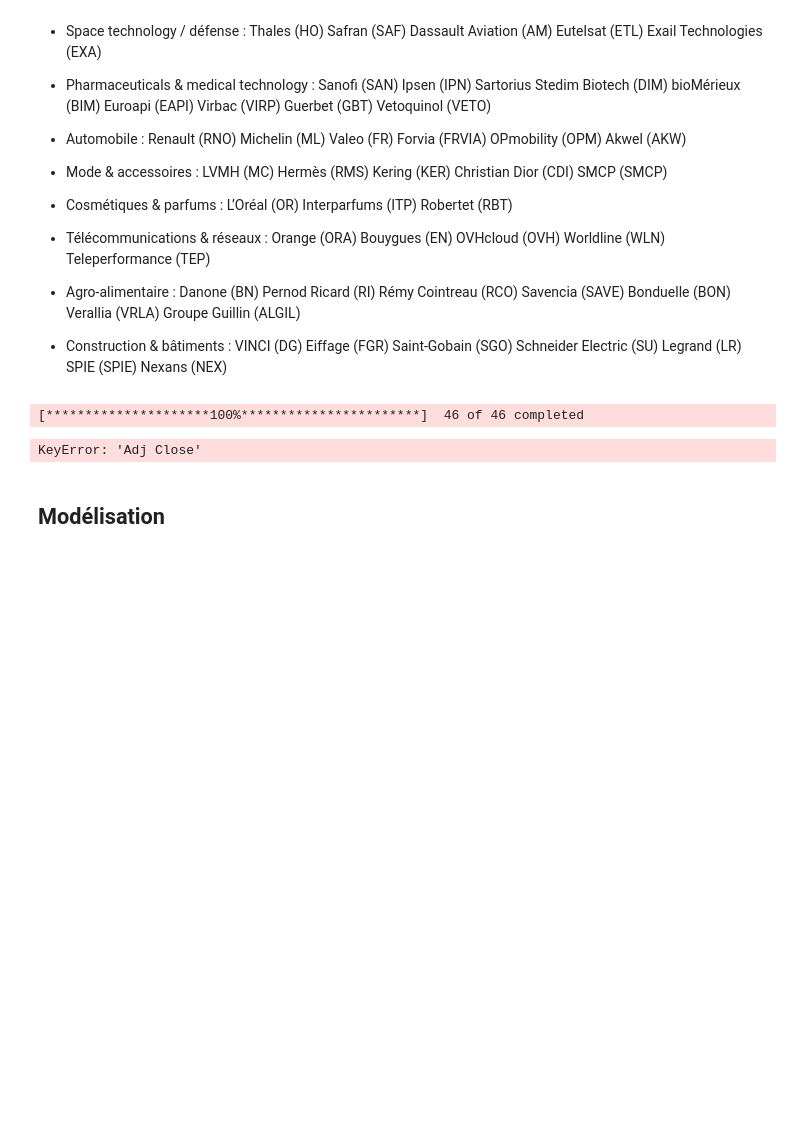
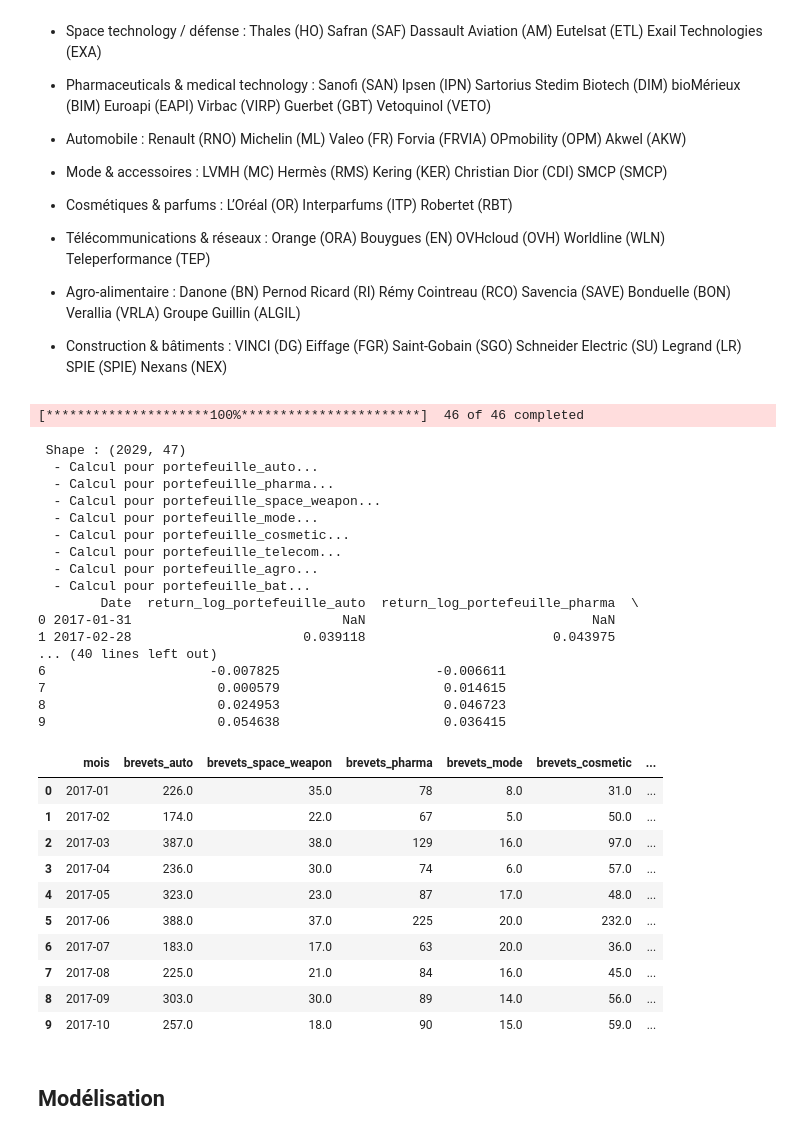
Before and after one commit to IrisLaf/Depots-de-brevets-et-marches-financiers, a Jupyter notebook: Main.ipynb, the cells around one changed output. Saved outputs shown, nothing was run; the diff lists cells and outputs as text; code cells hidden in the pictures; blank space fills up the shorter version.

Commit message:
corrections yahoo

```diff
--- a/Main.ipynb
+++ b/Main.ipynb
@@ -1082,7 +1082,7 @@ data_yahoo = yf.download(
 )
 
 # Garder seulement les prix de clôture ajustés
-prices = data_yahoo['Adj Close'].copy()
+prices = data_yahoo['Close'].copy()
 
 # S'assurer que c'est un DataFrame (pas une Series)
 if isinstance(prices, pd.Series):
@@ -1148,40 +1148,62 @@ for nom_portfolio, tickers in portefeuilles.items():
         poids_special
     )
 
     data_rendements[f"return_log_{nom_portfolio}"] = rendement
 
 print(data_rendements.head(10))
 
 
 # Renommer la colonne date de base_finale pour matcher
 base_finale_merge = base_finale.copy()
 base_finale_merge = base_finale_merge.rename(columns={"date": "Date"})
 
 # S'assurer que les dates sont au même format (fin de mois)
 base_finale_merge["Date"] = pd.to_datetime(base_finale_merge["Date"])
 data_rendements["Date"] = pd.to_datetime(data_rendements["Date"])
 
 # Normaliser les dates à la fin du mois pour les deux DataFrames
 base_finale_merge["Date"] = base_finale_merge["Date"] + pd.offsets.MonthEnd(0)
 data_rendements["Date"] = data_rendements["Date"] + pd.offsets.MonthEnd(0)
 
 # Fusionner sur la date
 data_complete = base_finale_merge.merge(
     data_rendements,
     on="Date",
     how="inner"
 )
 
 
-print(data_complete.head(10))
-
-# Statistiques descriptives
-print(f"\n📈 Statistiques des rendements logarithmiques :")
-colonnes_returns = [col for col in data_complete.columns if col.startswith("return_log_")]
-print(data_complete[colonnes_returns].describe())
+data_complete.head(10)
 # %% [output]
 [*********************100%***********************]  46 of 46 completed
-KeyError: 'Adj Close'
+ Shape : (2029, 47)
+  - Calcul pour portefeuille_auto...
+  - Calcul pour portefeuille_pharma...
+  - Calcul pour portefeuille_space_weapon...
+  - Calcul pour portefeuille_mode...
+  - Calcul pour portefeuille_cosmetic...
+  - Calcul pour portefeuille_telecom...
+  - Calcul pour portefeuille_agro...
+  - Calcul pour portefeuille_bat...
+        Date  return_log_portefeuille_auto  return_log_portefeuille_pharma  \
+0 2017-01-31                           NaN                             NaN
+1 2017-02-28                      0.039118                        0.043975
+... (40 lines left out)
+6                     -0.007825                    -0.006611
+7                      0.000579                     0.014615
+8                      0.024953                     0.046723
+9                      0.054638                     0.036415
+|  | mois | brevets_auto | brevets_space_weapon | brevets_pharma | brevets_mode | brevets_cosmetic | ... |
+| 0 | 2017-01 | 226.0 | 35.0 | 78 | 8.0 | 31.0 | ... |
+| 1 | 2017-02 | 174.0 | 22.0 | 67 | 5.0 | 50.0 | ... |
+| 2 | 2017-03 | 387.0 | 38.0 | 129 | 16.0 | 97.0 | ... |
+| 3 | 2017-04 | 236.0 | 30.0 | 74 | 6.0 | 57.0 | ... |
+| 4 | 2017-05 | 323.0 | 23.0 | 87 | 17.0 | 48.0 | ... |
+| 5 | 2017-06 | 388.0 | 37.0 | 225 | 20.0 | 232.0 | ... |
+| 6 | 2017-07 | 183.0 | 17.0 | 63 | 20.0 | 36.0 | ... |
+| 7 | 2017-08 | 225.0 | 21.0 | 84 | 16.0 | 45.0 | ... |
+| 8 | 2017-09 | 303.0 | 30.0 | 89 | 14.0 | 56.0 | ... |
+| 9 | 2017-10 | 257.0 | 18.0 | 90 | 15.0 | 59.0 | ... |
 # %% [markdown]
 <a id='modélisation'></a>
 ## Modélisation
```
Also changed, not shown: parts of 9 cells of this notebook.
